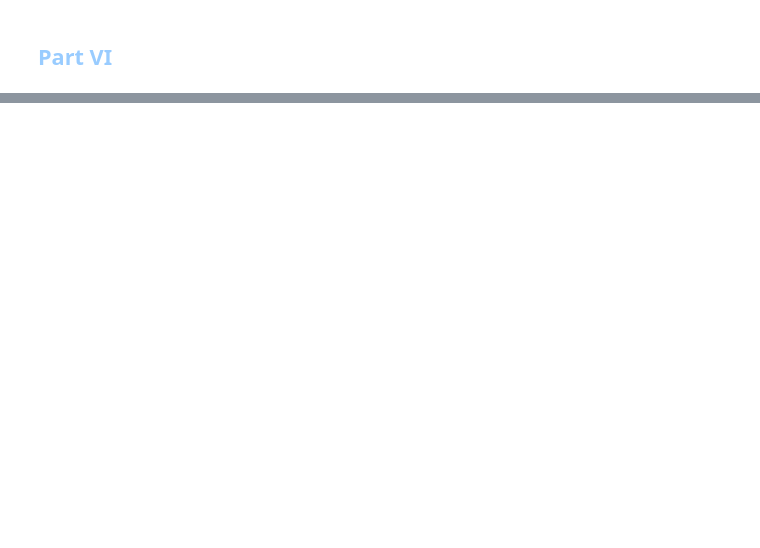
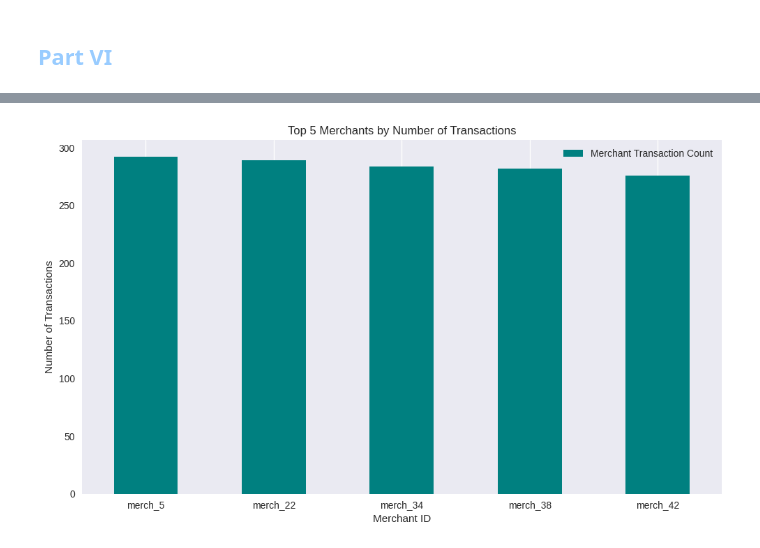
Before and after one commit to erfan-f/Data-Science-Course, a Jupyter notebook: CA2/notebook.ipynb, the cells around one changed output, grey strips where cells are left out. Drawn from its saved outputs; the diff is of its cells as text; code cells hidden in the pictures; blank space fills up the shorter version.

```diff
--- a/CA2/notebook.ipynb
+++ b/CA2/notebook.ipynb
@@ -291,0 +535,15 @@ if documents:
+# %%
+top_merchants = df['merchant_id'].value_counts().head(5)
+
+plt.figure(figsize=(10, 6))
+top_merchants.plot(kind='bar', color='teal', label='Merchant Transaction Count')
+plt.title('Top 5 Merchants by Number of Transactions')
+plt.xlabel('Merchant ID')
+plt.ylabel('Number of Transactions')
+plt.legend(loc='upper right')
+plt.xticks(rotation=0)
+plt.grid(axis='y')
+plt.tight_layout()
+plt.show()
+# %% [output]
+[figure, added]
```
Also changed, not shown: parts of 45 cells of this notebook, 5 other files.
